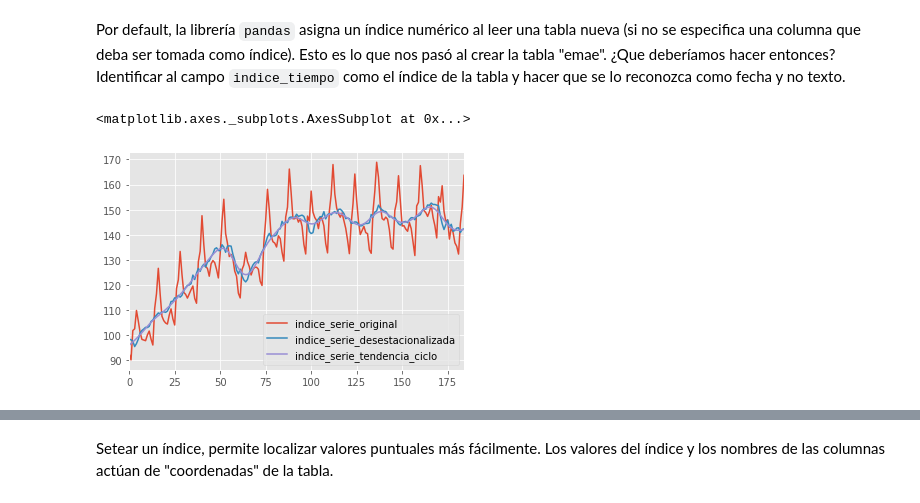
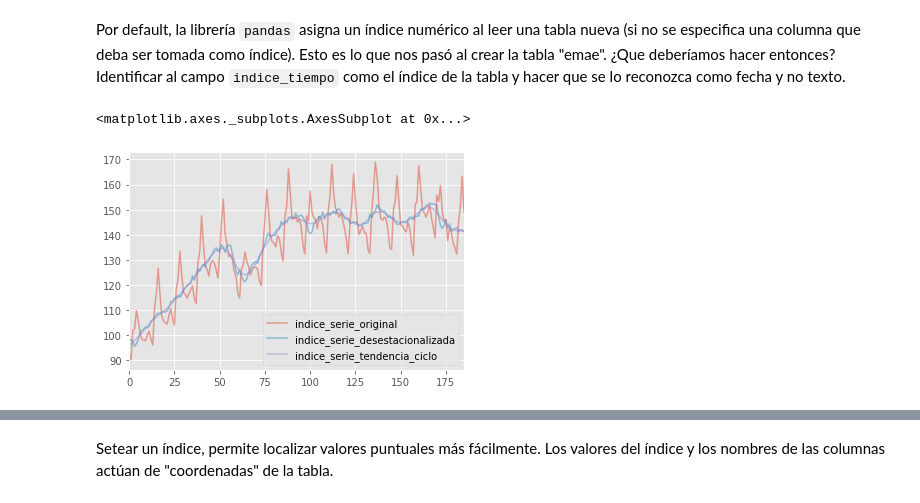
Before and after one commit to datosgobar/analisis-datos-python, a Jupyter notebook: Series de Tiempo/series-tiempo.ipynb, the cells around one changed output, grey strips where cells are left out. Drawn from its saved outputs; the diff is of its cells as text; code cells hidden in the pictures.

```diff
--- a/Series de Tiempo/series-tiempo.ipynb
+++ b/Series de Tiempo/series-tiempo.ipynb
@@ -68,10 +63,10 @@ memory usage: 5.9+ KB
 Por default, la librería `pandas` asigna un índice numérico al leer una tabla nueva (si no se especifica una columna que deba ser tomada como índice).
 Esto es lo que nos pasó al crear la tabla "emae". ¿Que deberíamos hacer entonces? Identificar al campo `indice_tiempo` como el índice de la tabla y hacer que se lo reconozca como fecha y no texto.
 # %%
-emae.plot()
+emae.plot(alpha=0.5)
 # %% [output]
 <matplotlib.axes._subplots.AxesSubplot at 0x...>
-[figure, old version]
+[figure, new version]
 # %%
 #transforma todos los registros del campo "indice_tiempo" en fechas
 emae["indice_tiempo"] = pd.to_datetime(emae["indice_tiempo"])
```
Also changed, not shown: parts of 30 cells of this notebook.
